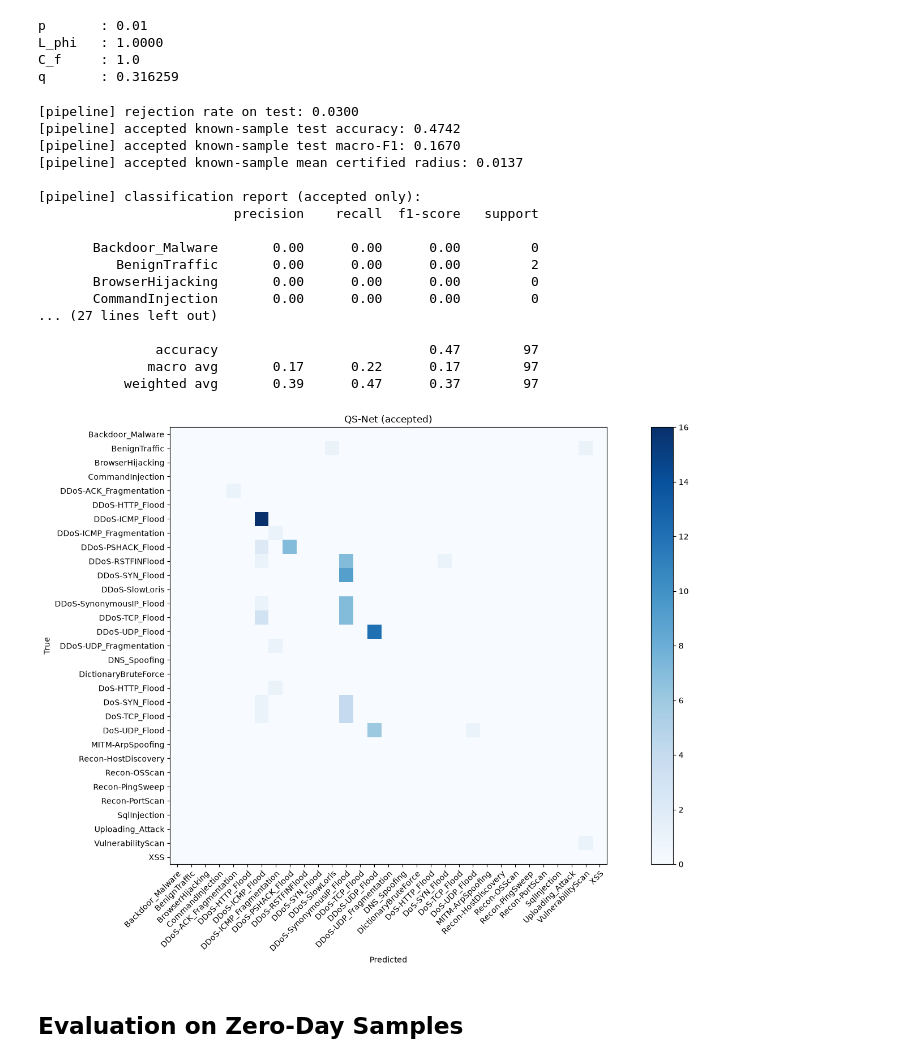
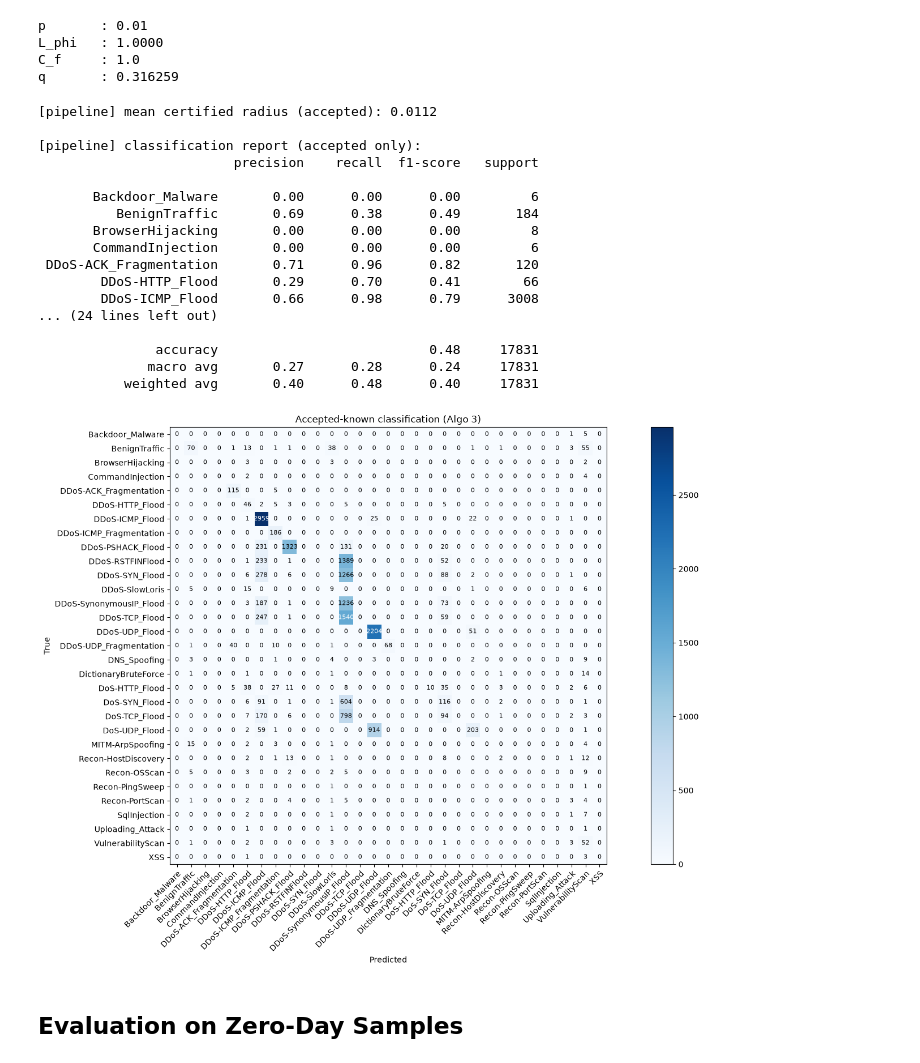
Before and after one commit to lawun330/quantum-sentinel, a Jupyter notebook: 22.e2e-algo3_ciciot2023.ipynb, the cells around one changed output. Cells and saved outputs as stored; diff of their text form; code cells hidden in the pictures.

```diff
--- a/22.e2e-algo3_ciciot2023.ipynb
+++ b/22.e2e-algo3_ciciot2023.ipynb
@@ -195,9 +195,9 @@ plt.show()
 ## Data Subset
 # %%
 SUBSET = True  # set to False for the full dataset
-MORE_SUBSET = True
+MORE_SUBSET = False
 SEED = 42
-PER_CLASS_CAP = 100  # matches Day-16 CICIoT protocol
+PER_CLASS_CAP = 100  # matches Day-16 CICIoT2023 protocol
 # %%
 if SUBSET is True:
     X_train, y_train = capped_sample(X_train_full, y_train_full, PER_CLASS_CAP, seed=SEED)
@@ -205,10 +205,10 @@ else:
     X_train, y_train = X_train_full, y_train_full
 
 if MORE_SUBSET is True:
-    X_val, y_val = stratified_head(X_val_full, y_val_full, 100, seed=SEED)
-    X_cal, y_cal = stratified_head(X_cal_full, y_cal_full, 100, seed=SEED)
-    X_test, y_test = stratified_head(X_test_full, y_test_full, 100, seed=SEED)
-    X_zero, y_zero, idx_zero = stratified_head(X_zero_full, y_zero_full, 100, seed=SEED, return_index=True)
+    X_val, y_val = stratified_head(X_val_full, y_val_full, 400, seed=SEED)
+    X_cal, y_cal = stratified_head(X_cal_full, y_cal_full, 400, seed=SEED)
+    X_test, y_test = stratified_head(X_test_full, y_test_full, 400, seed=SEED)
+    X_zero, y_zero, idx_zero = stratified_head(X_zero_full, y_zero_full, 40, seed=SEED, return_index=True)
 else:
     X_val, y_val = X_val_full, y_val_full
     X_cal, y_cal = X_cal_full, y_cal_full
@@ -473,54 +473,62 @@ pipeline_macro_f1 = float(
 )
 pipeline_radius_mean = float(radii[known_mask].mean()) if known_mask.any() else float('nan')
 
-print(f"[pipeline] rejection rate on test: {pipeline_reject_rate:.4f}")
-print(f"[pipeline] accepted known-sample test accuracy: {pipeline_acc:.4f}")
-print(f"[pipeline] accepted known-sample test macro-F1: {pipeline_macro_f1:.4f}")
-print(f"[pipeline] accepted known-sample mean certified radius: {pipeline_radius_mean:.4f}")
+print(f"[pipeline] mean certified radius (accepted): {pipeline_radius_mean:.4f}")
 
 if known_mask.any():
     print("\n[pipeline] classification report (accepted only):")
     print(classification_report(
         y_test_np[known_mask], y_pred[known_mask],
         labels=label_ids, target_names=class_names, zero_division=0,
     ))
 
     cm = confusion_matrix(y_test_np[known_mask], y_pred[known_mask], labels=label_ids)
 
     fig, ax = plt.subplots(figsize=(16, 10))
     im = ax.imshow(cm, interpolation="nearest", cmap="Blues")
     ax.figure.colorbar(im, ax=ax)
     ax.set(
         xticks=np.arange(len(class_names)),
         yticks=np.arange(len(class_names)),
         xticklabels=class_names,
         yticklabels=class_names,
         xlabel="Predicted",
         ylabel="True",
-        title="QS-Net (accepted)",
+        title="Accepted-known classification (Algo 3)",
     )
     plt.setp(ax.get_xticklabels(), rotation=45, ha="right", rotation_mode="anchor")
+
+    # annotate counts
+    thresh = cm.max() / 2.0 if cm.size and cm.max() > 0 else 0.0
+    for i in range(cm.shape[0]):
+        for j in range(cm.shape[1]):
+            ax.text(
+                j, i, format(cm[i, j], "d"),
+                ha="center", va="center",
+                color="white" if cm[i, j] > thresh else "black",
+                fontsize=8,
+            )
     plt.tight_layout()
     plt.show()
 # %% [output]
-[pipeline] rejection rate on test: 0.0300
-[pipeline] accepted known-sample test accuracy: 0.4742
-[pipeline] accepted known-sample test macro-F1: 0.1670
-[pipeline] accepted known-sample mean certified radius: 0.0137
+[pipeline] mean certified radius (accepted): 0.0112
 
 [pipeline] classification report (accepted only):
                          precision    recall  f1-score   support
 
-       Backdoor_Malware       0.00      0.00      0.00         0
-          BenignTraffic       0.00      0.00      0.00         2
-       BrowserHijacking       0.00      0.00      0.00         0
-       CommandInjection       0.00      0.00      0.00         0
-... (27 lines left out)
+       Backdoor_Malware       0.00      0.00      0.00         6
+          BenignTraffic       0.69      0.38      0.49       184
+       BrowserHijacking       0.00      0.00      0.00         8
+       CommandInjection       0.00      0.00      0.00         6
+ DDoS-ACK_Fragmentation       0.71      0.96      0.82       120
+        DDoS-HTTP_Flood       0.29      0.70      0.41        66
+        DDoS-ICMP_Flood       0.66      0.98      0.79      3008
+... (24 lines left out)
 
-               accuracy                           0.47        97
-              macro avg       0.17      0.22      0.17        97
-           weighted avg       0.39      0.47      0.37        97
+               accuracy                           0.48     17831
+              macro avg       0.27      0.28      0.24     17831
+           weighted avg       0.40      0.48      0.40     17831
-[figure, old version]
+[figure, new version]
 # %% [markdown]
 ## Evaluation on Zero-Day Samples
 # %%
```
Also changed, not shown: parts of 10 cells of this notebook, 8 other files.
